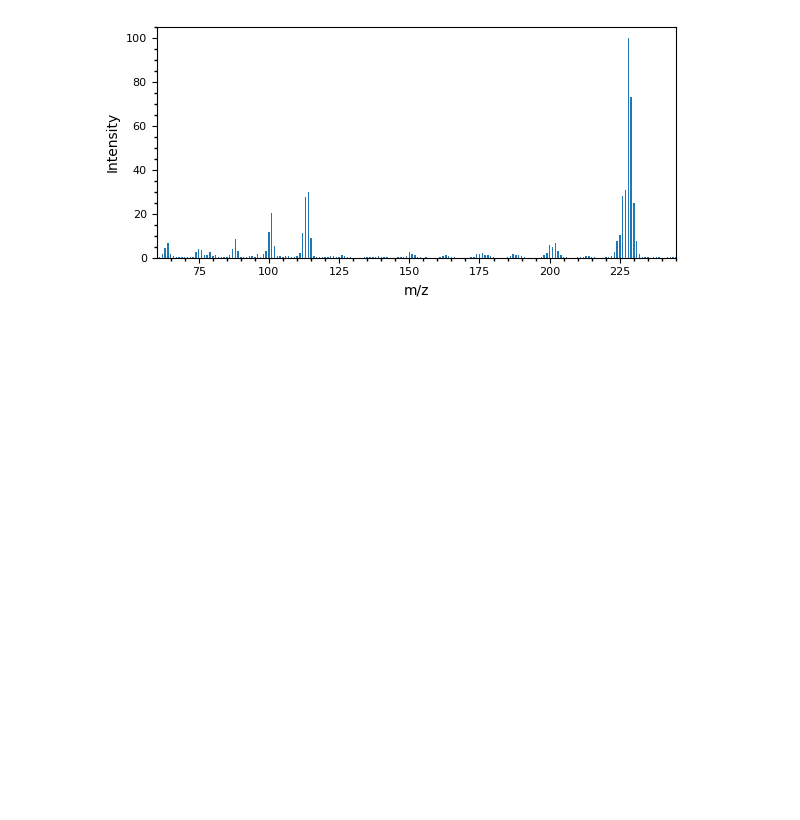
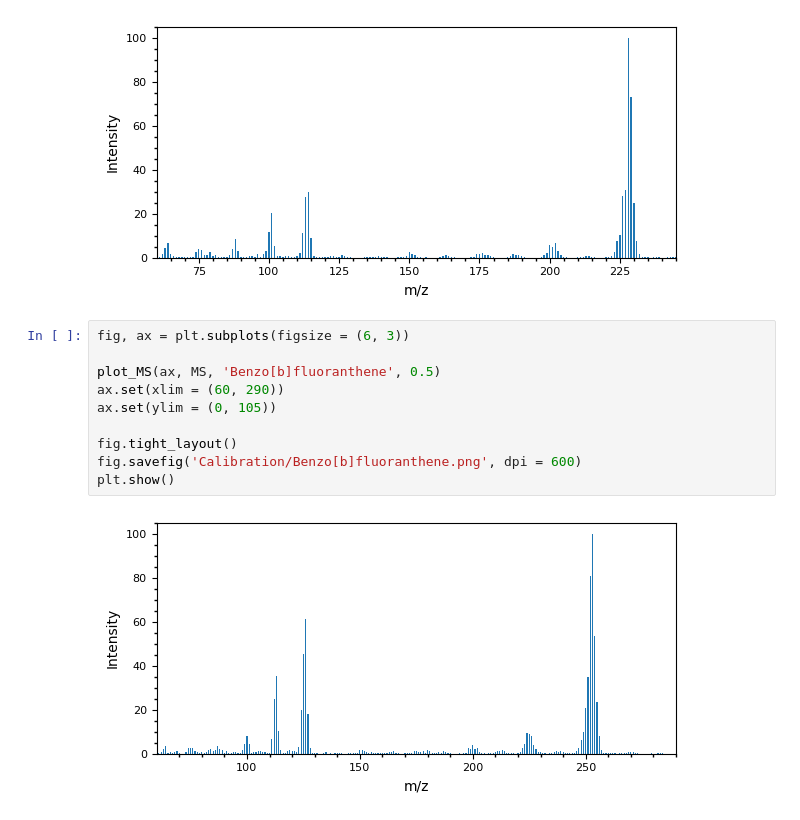
Before and after one commit to Normann25/NFA_project, a Jupyter notebook: cal.ipynb, the cells around one changed output. Cells and saved outputs as stored; diff of their text form; blank space fills up the shorter version.

```diff
--- a/cal.ipynb
+++ b/cal.ipynb
@@ -62,3 +82,15 @@ fig.savefig('Calibration/Benz[a]anthracene.png', dpi = 600)
 plt.show()
 # %% [output]
 [figure]
+# %%
+fig, ax = plt.subplots(figsize = (6, 3))
+
+plot_MS(ax, MS, 'Benzo[b]fluoranthene', 0.5)
+ax.set(xlim = (60, 290))
+ax.set(ylim = (0, 105))
+
+fig.tight_layout()
+fig.savefig('Calibration/Benzo[b]fluoranthene.png', dpi = 600)
+plt.show()
+# %% [output]
+[figure, added]
```
Also changed, not shown: parts of 4 cells of this notebook, 5 other files.
